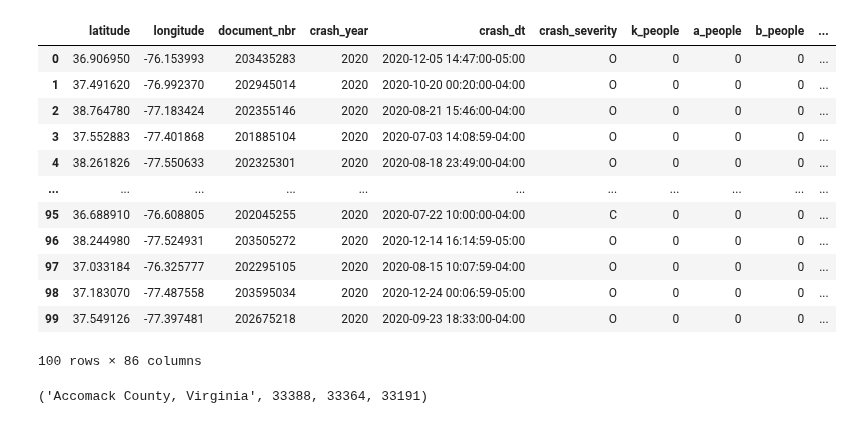
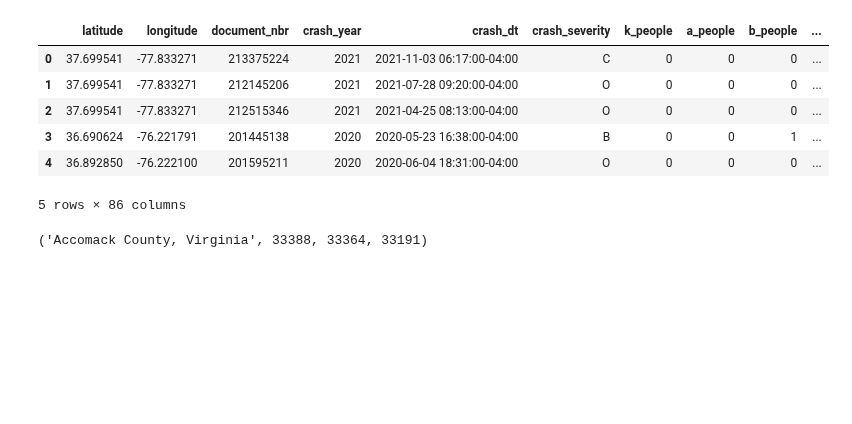
Before and after one commit to Eliab16/VDOT-crash-analysis, a Jupyter notebook: VDOT_Analysis.ipynb, the cells around one changed output. Saved outputs shown, nothing was run; the diff lists cells and outputs as text; code cells hidden in the pictures; blank space fills up the shorter version.

```diff
--- a/VDOT_Analysis.ipynb
+++ b/VDOT_Analysis.ipynb
@@ -50,22 +49,16 @@ import matplotlib.pyplot as plt
 # %%
 with engine.connect() as connection:
     crash_data = pd.read_sql(text(query), con = connection)
 
-crash_data.head(100)
+crash_data.head()
 # %% [output]
 |  | latitude | longitude | document_nbr | crash_year | crash_dt | crash_severity | k_people | a_people | b_people | ... |
-| 0 | 36.906950 | -76.153993 | 203435283 | 2020 | 2020-12-05 14:47:00-05:00 | O | 0 | 0 | 0 | ... |
-| 1 | 37.491620 | -76.992370 | 202945014 | 2020 | 2020-10-20 00:20:00-04:00 | O | 0 | 0 | 0 | ... |
-| 2 | 38.764780 | -77.183424 | 202355146 | 2020 | 2020-08-21 15:46:00-04:00 | O | 0 | 0 | 0 | ... |
-| 3 | 37.552883 | -77.401868 | 201885104 | 2020 | 2020-07-03 14:08:59-04:00 | O | 0 | 0 | 0 | ... |
-| 4 | 38.261826 | -77.550633 | 202325301 | 2020 | 2020-08-18 23:49:00-04:00 | O | 0 | 0 | 0 | ... |
-| ... | ... | ... | ... | ... | ... | ... | ... | ... | ... | ... |
-| 95 | 36.688910 | -76.608805 | 202045255 | 2020 | 2020-07-22 10:00:00-04:00 | C | 0 | 0 | 0 | ... |
-| 96 | 38.244980 | -77.524931 | 203505272 | 2020 | 2020-12-14 16:14:59-05:00 | O | 0 | 0 | 0 | ... |
-| 97 | 37.033184 | -76.325777 | 202295105 | 2020 | 2020-08-15 10:07:59-04:00 | O | 0 | 0 | 0 | ... |
-| 98 | 37.183070 | -77.487558 | 203595034 | 2020 | 2020-12-24 00:06:59-05:00 | O | 0 | 0 | 0 | ... |
-| 99 | 37.549126 | -77.397481 | 202675218 | 2020 | 2020-09-23 18:33:00-04:00 | O | 0 | 0 | 0 | ... |
+| 0 | 37.699541 | -77.833271 | 213375224 | 2021 | 2021-11-03 06:17:00-04:00 | C | 0 | 0 | 0 | ... |
+| 1 | 37.699541 | -77.833271 | 212145206 | 2021 | 2021-07-28 09:20:00-04:00 | O | 0 | 0 | 0 | ... |
+| 2 | 37.699541 | -77.833271 | 212515346 | 2021 | 2021-04-25 08:13:00-04:00 | O | 0 | 0 | 0 | ... |
+| 3 | 36.690624 | -76.221791 | 201445138 | 2020 | 2020-05-23 16:38:00-04:00 | B | 0 | 0 | 1 | ... |
+| 4 | 36.892850 | -76.222100 | 201595211 | 2020 | 2020-06-04 18:31:00-04:00 | O | 0 | 0 | 0 | ... |
-100 rows × 86 columns
+5 rows × 86 columns
 # %%
 database_name = 'VApopulation'
 
```
Also changed, not shown: parts of 13 cells of this notebook.
